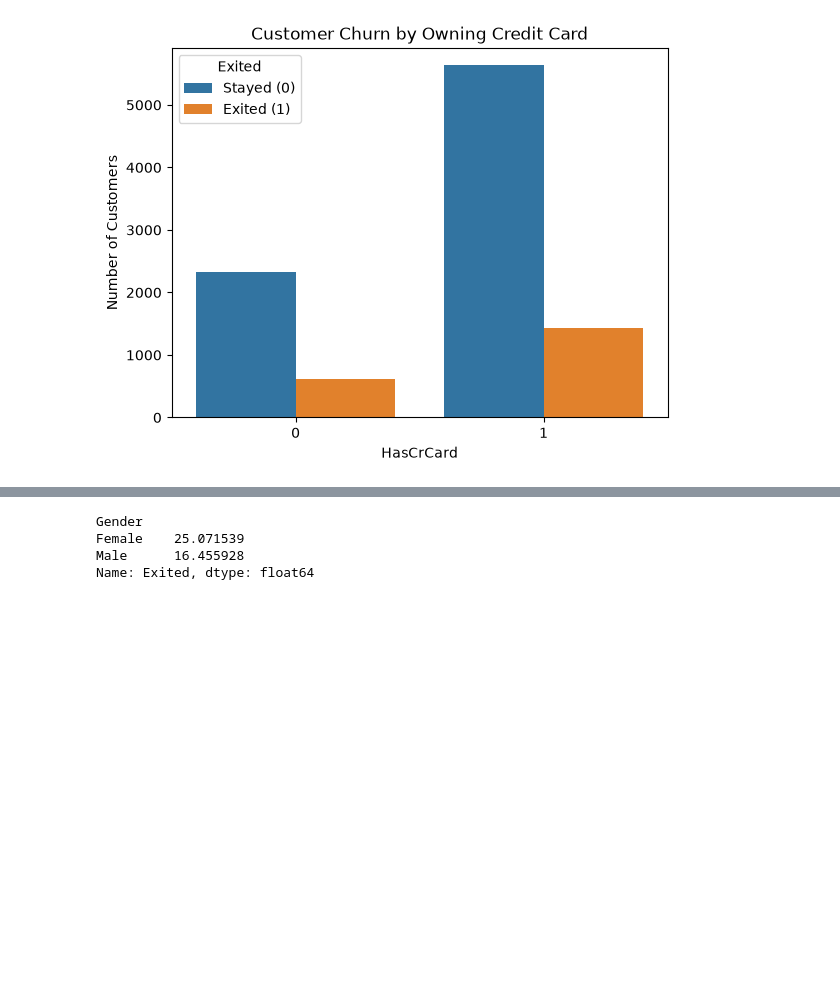
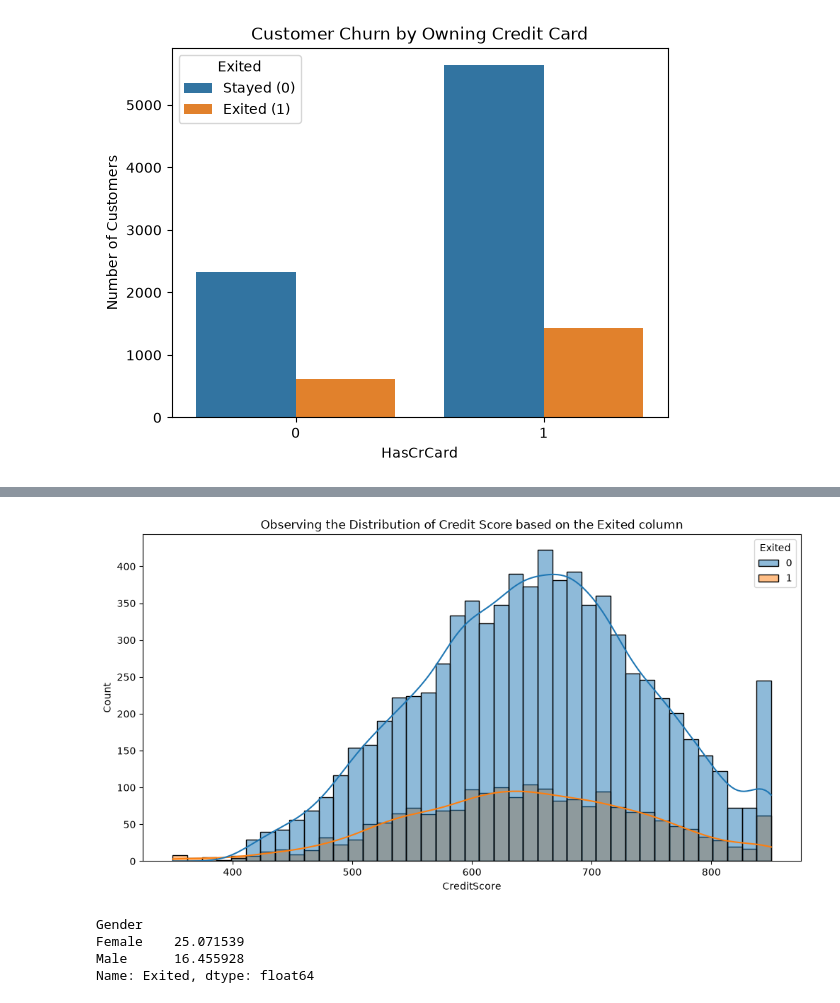
Before and after one commit to Emy-gold/customer-churn-prediction-model, a Jupyter notebook: notebooks/customer_churn_notebook.ipynb, the cells around one changed output, grey strips where cells are left out. Saved outputs shown, nothing was run; the diff lists cells and outputs as text; code cells hidden in the pictures; blank space fills up the shorter version.

```diff
--- a/notebooks/customer_churn_notebook.ipynb
+++ b/notebooks/customer_churn_notebook.ipynb
@@ -185,3 +198,10 @@ plt.show()
+# %%
+plt.figure(figsize=(12, 6))
+sns.histplot(data=df, x='CreditScore', hue='Exited', kde=True)
+plt.title('Observing the Distribution of Credit Score based on the Exited column')
+plt.show()
+# %% [output]
+[figure, added]
 # %%
 df.groupby("Gender")["Exited"].mean() * 100
 # %% [output]
```
Also changed, not shown: parts of 10 cells of this notebook.
